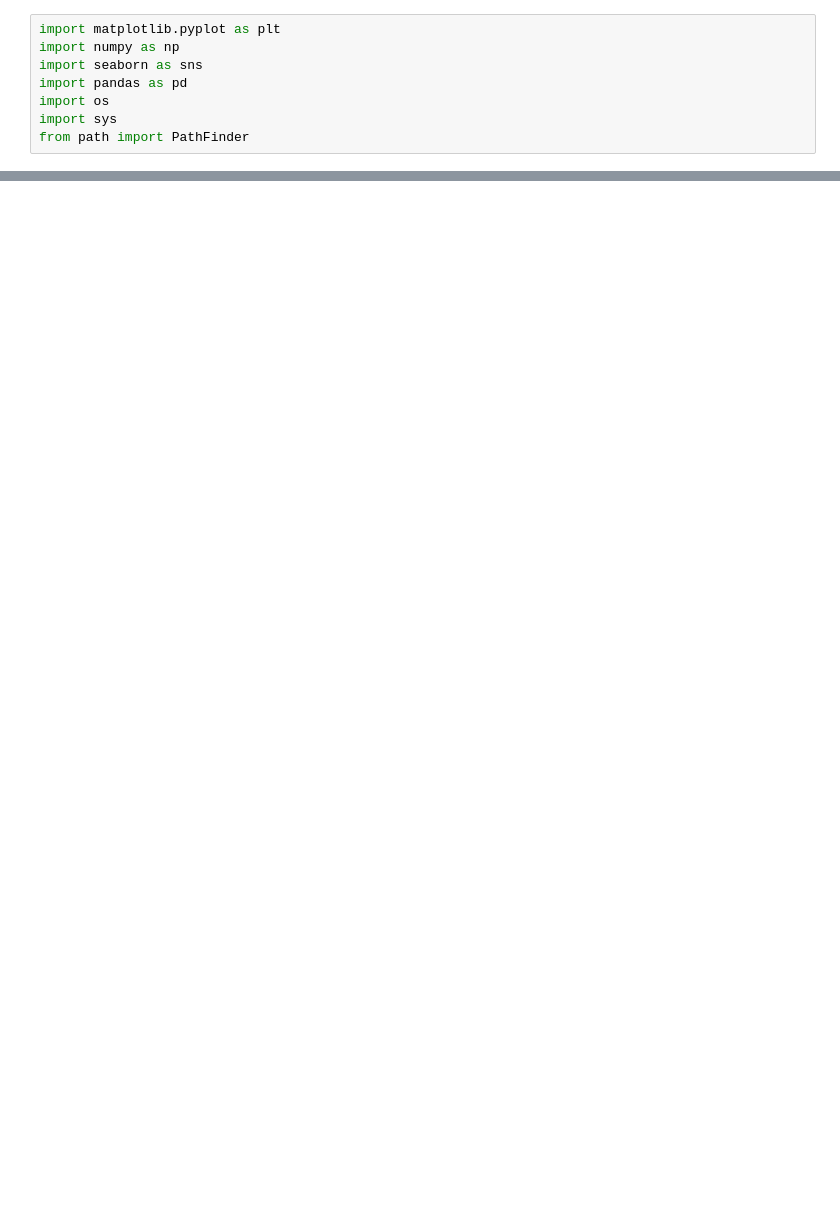
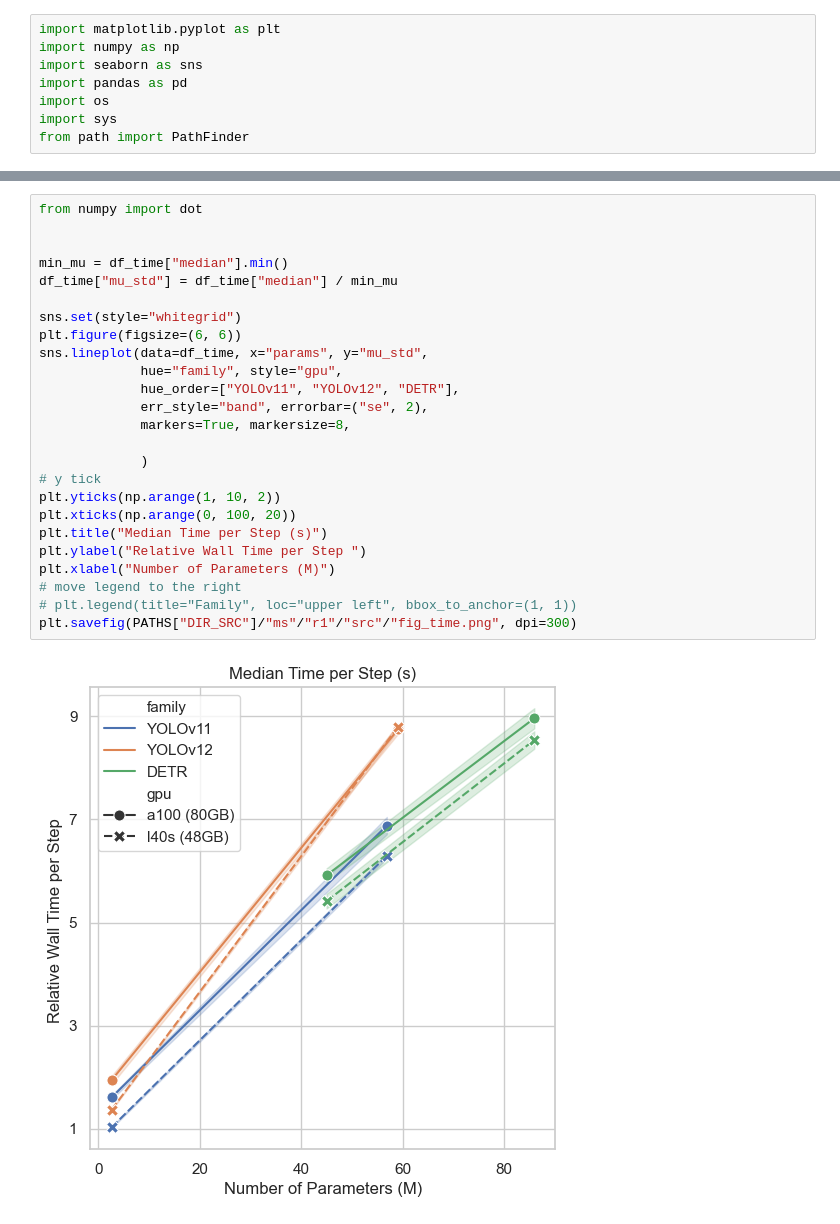
Before and after one commit to Niche-Lab/COLO, a Jupyter notebook: evaluate.ipynb, the cells around one changed output, grey strips where cells are left out. Cells and saved outputs as stored; diff of their text form; blank space fills up the shorter version.

```diff
--- a/evaluate.ipynb
+++ b/evaluate.ipynb
@@ -293,0 +213,27 @@ Text(0.5, 0.98, 'Relationship between mAP@0.5 and mAP@0.5:0.95')
+# %%
+from numpy import dot
+
+
+min_mu = df_time["median"].min()
+df_time["mu_std"] = df_time["median"] / min_mu
+
+sns.set(style="whitegrid")
+plt.figure(figsize=(6, 6))
+sns.lineplot(data=df_time, x="params", y="mu_std",
+             hue="family", style="gpu",
+             hue_order=["YOLOv11", "YOLOv12", "DETR"],
+             err_style="band", errorbar=("se", 2),
+             markers=True, markersize=8,
+
+             )
+# y tick
+plt.yticks(np.arange(1, 10, 2))
+plt.xticks(np.arange(0, 100, 20))
+plt.title("Median Time per Step (s)")
+plt.ylabel("Relative Wall Time per Step ")
+plt.xlabel("Number of Parameters (M)")
+# move legend to the right
+# plt.legend(title="Family", loc="upper left", bbox_to_anchor=(1, 1))
+plt.savefig(PATHS["DIR_SRC"]/"ms"/"r1"/"src"/"fig_time.png", dpi=300)
+# %% [output]
+[figure, added]
```
Also changed, not shown: parts of 13 cells of this notebook, 24 other files.
